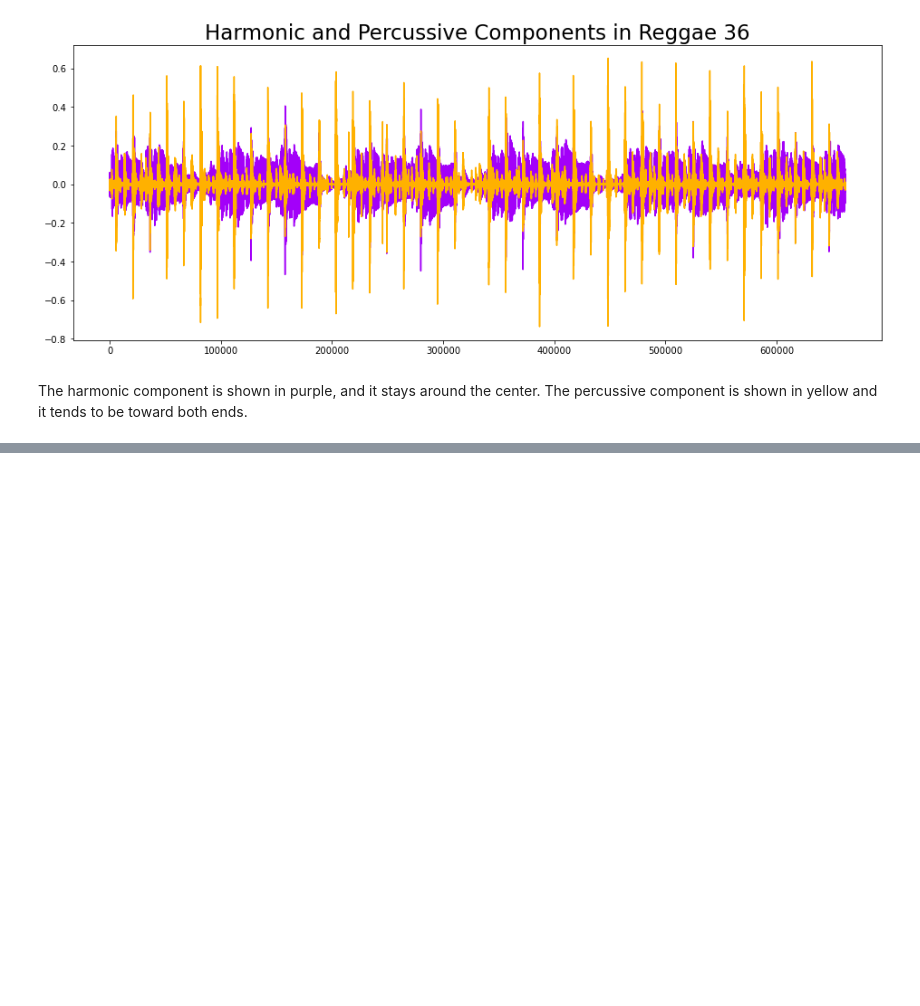
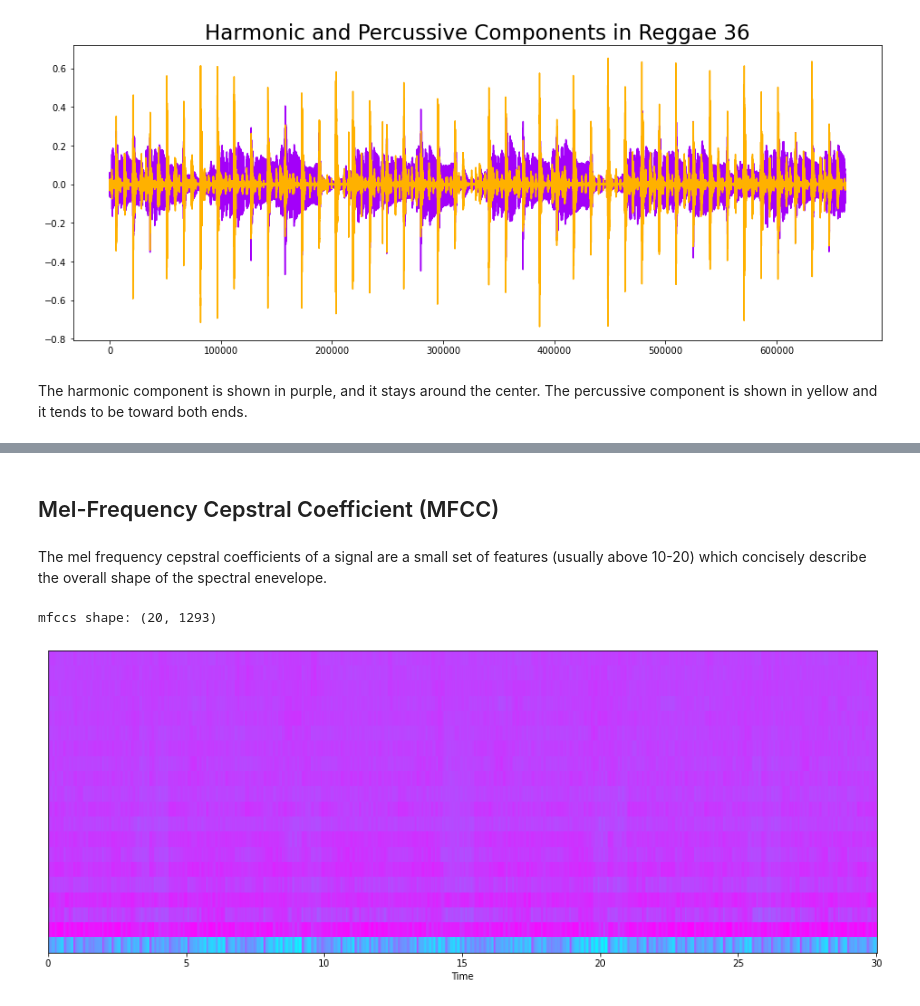
Before and after one commit to TaiNg365/Song_Classification_Recommender_System, a Jupyter notebook: Exploratory Song Features.ipynb, the cells around one changed output, grey strips where cells are left out. Cells and saved outputs as stored; diff of their text form; code cells hidden in the pictures; blank space fills up the shorter version.

```diff
--- a/Exploratory Song Features.ipynb
+++ b/Exploratory Song Features.ipynb
@@ -141,0 +207,14 @@ The harmonic component is shown in purple, and it stays around the center. The p
+# %% [markdown]
+## Mel-Frequency Cepstral Coefficient (MFCC)
+# %% [markdown]
+The mel frequency cepstral coefficients of a signal are a small set of features (usually above 10-20) which concisely describe the overall shape of the spectral enevelope.
+# %%
+mfccs = librosa.feature.mfcc(audio_file, sr = sr)
+print('mfccs shape:', mfccs.shape)
+
+#Display the MFCCs:
+plt.figure(figsize = (16,6))
+librosa.display.specshow(mfccs, sr = sr, x_axis = 'time', cmap = 'cool');
+# %% [output]
+mfccs shape: (20, 1293)
+[figure, added]
```
Also changed, not shown: parts of 17 cells of this notebook.
